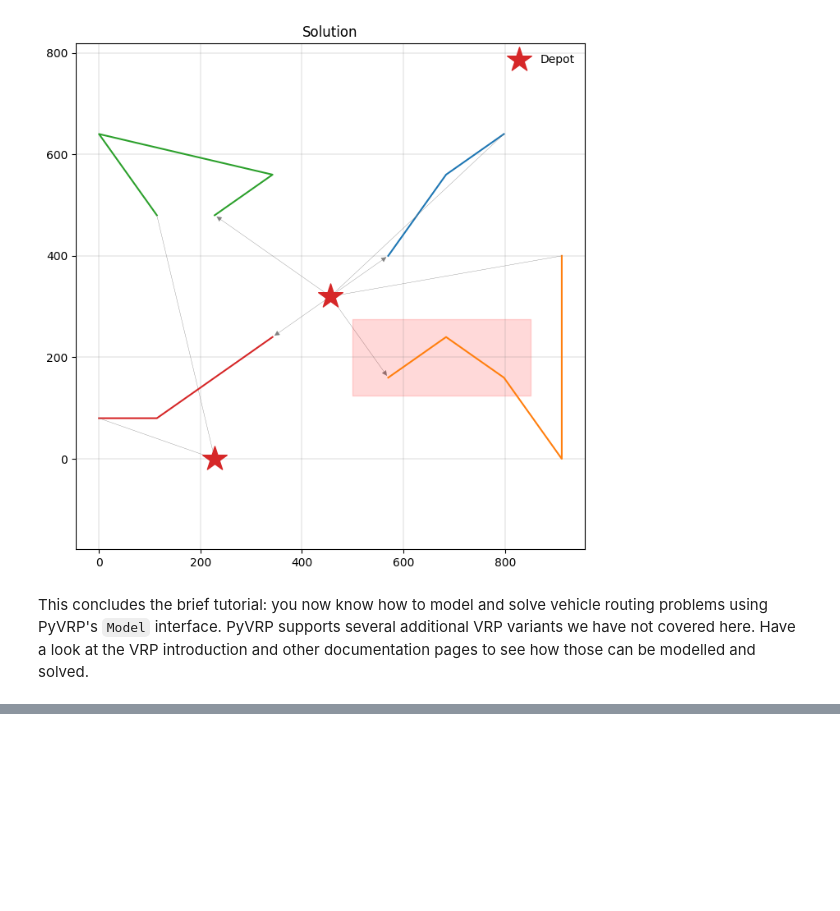
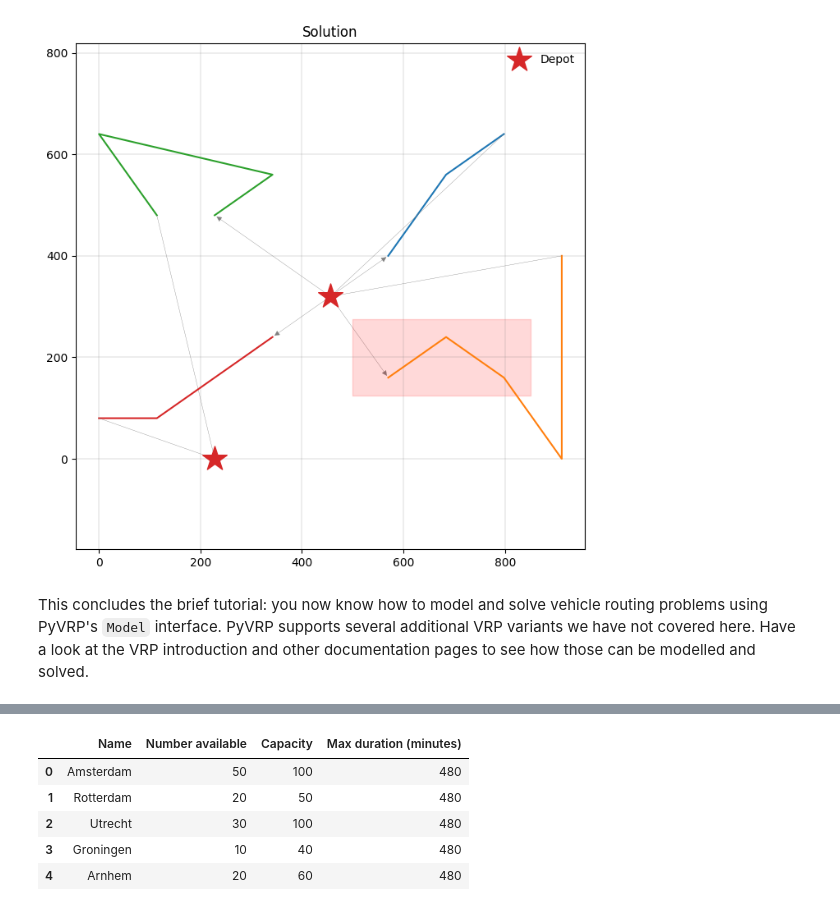
Before and after one commit to leonlan/tsp, a Jupyter notebook: vrp.ipynb, the cells around one changed output, grey strips where cells are left out. Drawn from its saved outputs; the diff is of its cells as text; code cells hidden in the pictures; blank space fills up the shorter version.

```diff
--- a/vrp.ipynb
+++ b/vrp.ipynb
@@ -605,0 +737,9 @@ Have a look at the VRP introduction and other documentation pages to see how tho
+# %%
+vehicles_df.head()
+# %% [output]
+|  | Name | Number available | Capacity | Max duration (minutes) |
+| 0 | Amsterdam | 50 | 100 | 480 |
+| 1 | Rotterdam | 20 | 50 | 480 |
+| 2 | Utrecht | 30 | 100 | 480 |
+| 3 | Groningen | 10 | 40 | 480 |
+| 4 | Arnhem | 20 | 60 | 480 |
```
Also changed, not shown: parts of 13 cells of this notebook.
